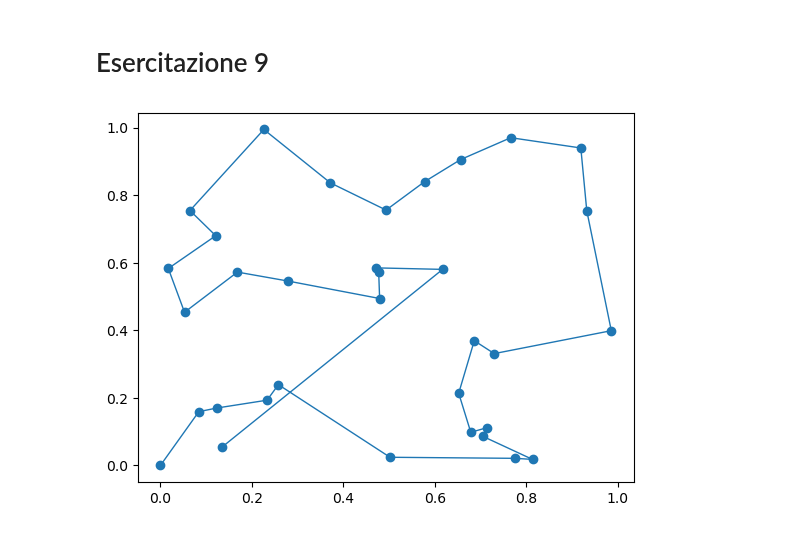
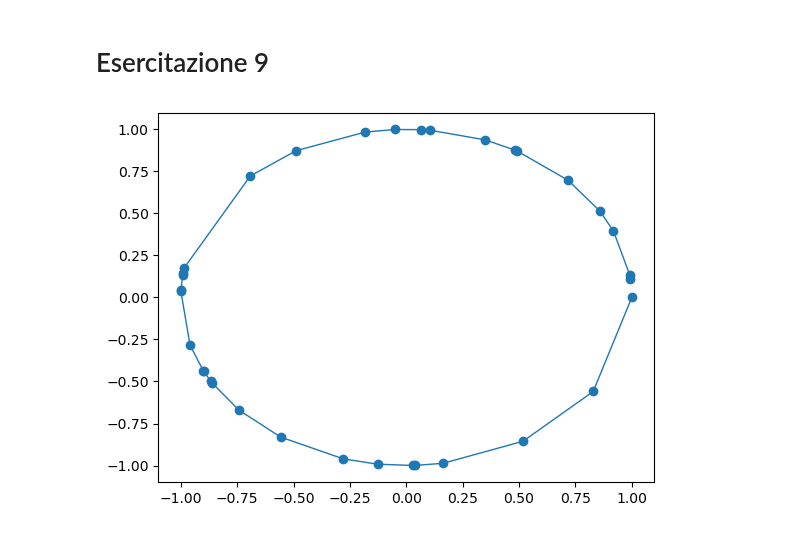
Before and after one commit to paolo-magnani/Esercizi_LSN, a Jupyter notebook: Es09/Esercitazione 9.ipynb, the cells around one changed output. Saved outputs shown, nothing was run; the diff lists cells and outputs as text; code cells hidden in the pictures.

```diff
--- a/Es09/Esercitazione 9.ipynb
+++ b/Es09/Esercitazione 9.ipynb
@@ -3,14 +3,14 @@
 # %%
 import matplotlib
 import matplotlib.pyplot as plt
 import numpy as np
 import math
 import seaborn as sns
 
-x, y = np.loadtxt("best_path_square.dat", usecols=(1,2), delimiter=',', unpack='true')
+x, y = np.loadtxt("best_path.dat", usecols=(1,2), delimiter=',', unpack='true')
 
 plt.plot(x, y, lw=1, marker='o')
 
 plt.show()
 # %% [output]
-[figure, old version]
+[figure, new version]
```
Also changed, not shown: parts of 1 cell of this notebook, 11 other files.
